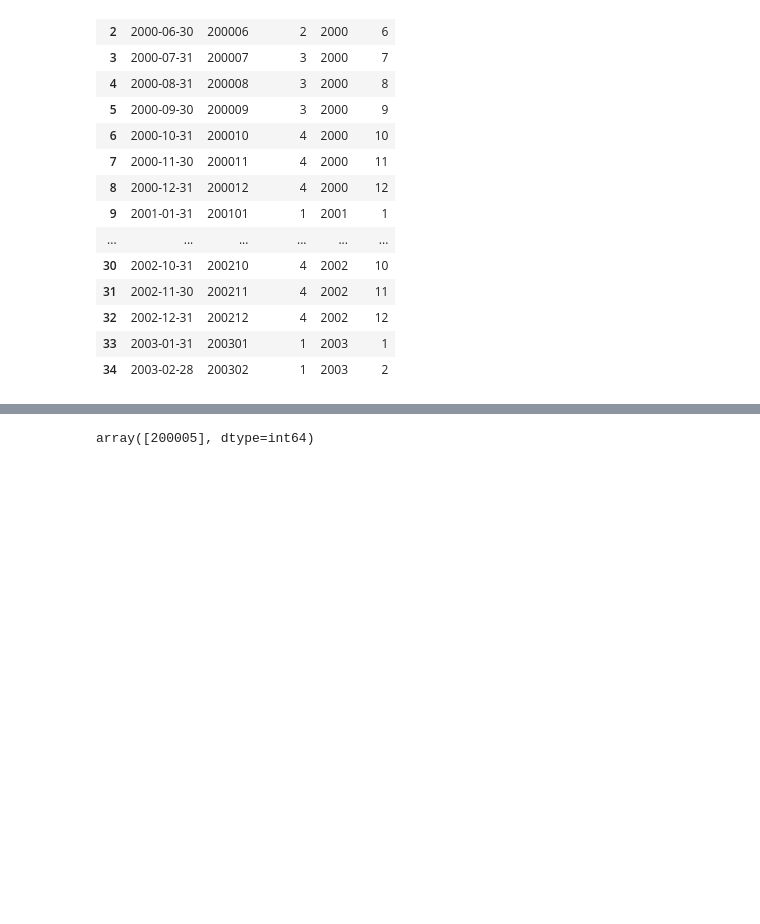
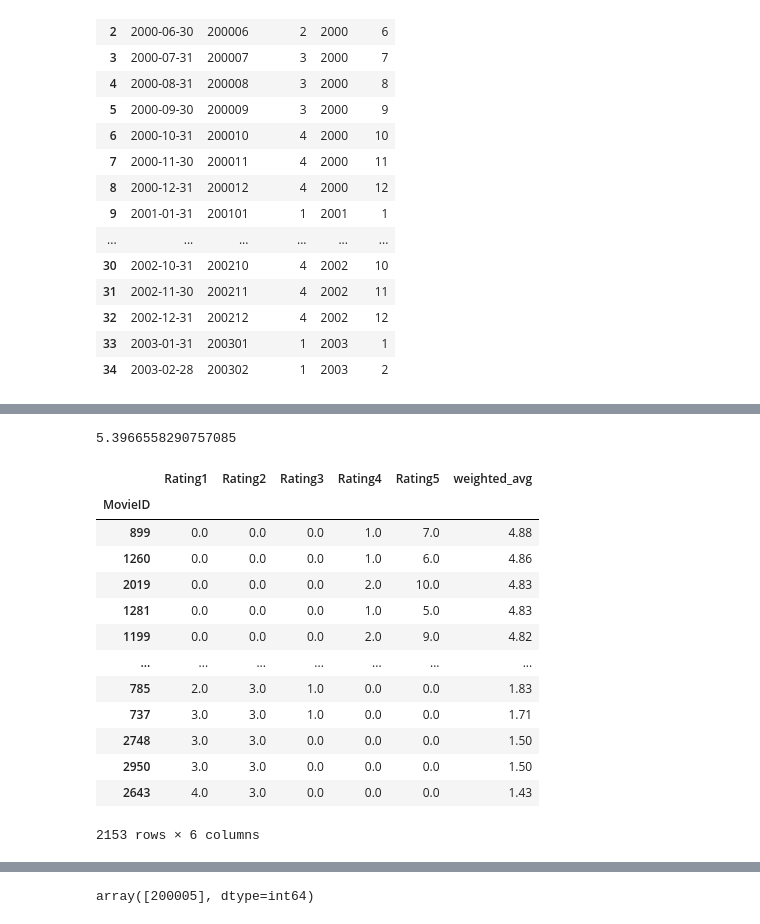
Before and after one commit to Sandutta2020/Monthly_top_movie_report, a Jupyter notebook: analysis/Exploratory_Analysis.ipynb, the cells around one changed output, grey strips where cells are left out. Cells and saved outputs as stored; diff of their text form; code cells hidden in the pictures; blank space fills up the shorter version.

```diff
--- a/analysis/Exploratory_Analysis.ipynb
+++ b/analysis/Exploratory_Analysis.ipynb
@@ -464 +451,5 @@ conn = sqlite3.connect("..//src//Movie_report.db")
 cur = conn.cursor()
+# %%
+select_movie_fact = "select * from Movie_review_Fact_details"
+df_details = pd.read_sql_query(select_movie_fact, conn)
+df_details
@@ -464,0 +470,5 @@ cur = conn.cursor()
+# %%
+df_pivot =pd.pivot_table(df_details, index='MovieID',columns='Rating', aggfunc='count')
+df_pivot.fillna(0,inplace=True)
+df_pivot.columns =["Rating1","Rating2","Rating3","Rating4","Rating5"]
+df_pivot.head()
@@ -464,0 +483,33 @@ cur = conn.cursor()
+# %%
+len(df_details)/len(df_details['MovieID'].unique())
+# %% [output]
+5.3966558290757085
+# %%
+def weighted_avg_func(df):
+    numerator = df['Rating1']*1 + df['Rating2']*2 + df['Rating3']*3 +  df['Rating4']*4 + df['Rating5']*5
+    denominator = df['Rating1'] + df['Rating2'] + df['Rating3'] +  df['Rating4'] + df['Rating5']
+    if denominator ==0:
+        return 0
+    if denominator < 5.39:
+        return 3
+    weighted_avg =(numerator) / ( denominator)
+    return round(weighted_avg,2)
+# %%
+df_pivot['weighted_avg'] =df_pivot.apply(lambda row: weighted_avg_func(row), axis=1)
+# %%
+df_pivot.sort_values(by=['weighted_avg'],ascending=False)
+# %% [output]
+|  | Rating1 | Rating2 | Rating3 | Rating4 | Rating5 | weighted_avg |
+| MovieID |  |  |  |  |  |  |
+| 899 | 0.0 | 0.0 | 0.0 | 1.0 | 7.0 | 4.88 |
+| 1260 | 0.0 | 0.0 | 0.0 | 1.0 | 6.0 | 4.86 |
+| 2019 | 0.0 | 0.0 | 0.0 | 2.0 | 10.0 | 4.83 |
+| 1281 | 0.0 | 0.0 | 0.0 | 1.0 | 5.0 | 4.83 |
+| 1199 | 0.0 | 0.0 | 0.0 | 2.0 | 9.0 | 4.82 |
+| ... | ... | ... | ... | ... | ... | ... |
+| 785 | 2.0 | 3.0 | 1.0 | 0.0 | 0.0 | 1.83 |
+| 737 | 3.0 | 3.0 | 1.0 | 0.0 | 0.0 | 1.71 |
+| 2748 | 3.0 | 3.0 | 0.0 | 0.0 | 0.0 | 1.50 |
+| 2950 | 3.0 | 3.0 | 0.0 | 0.0 | 0.0 | 1.50 |
+| 2643 | 4.0 | 3.0 | 0.0 | 0.0 | 0.0 | 1.43 |
+2153 rows × 6 columns
```
Also changed, not shown: parts of 9 cells of this notebook, 2 other files.
